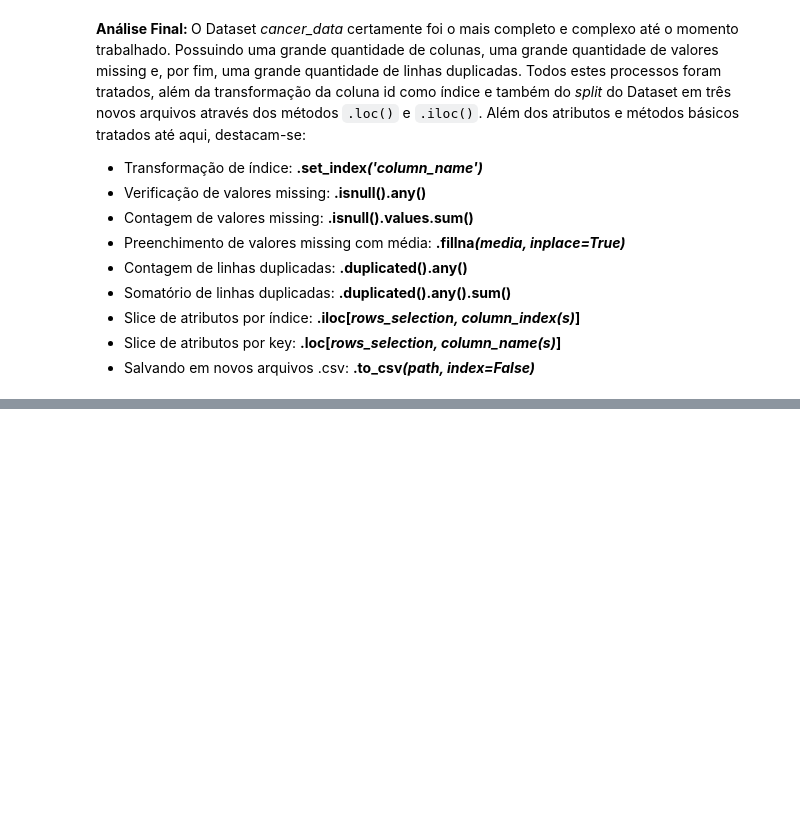
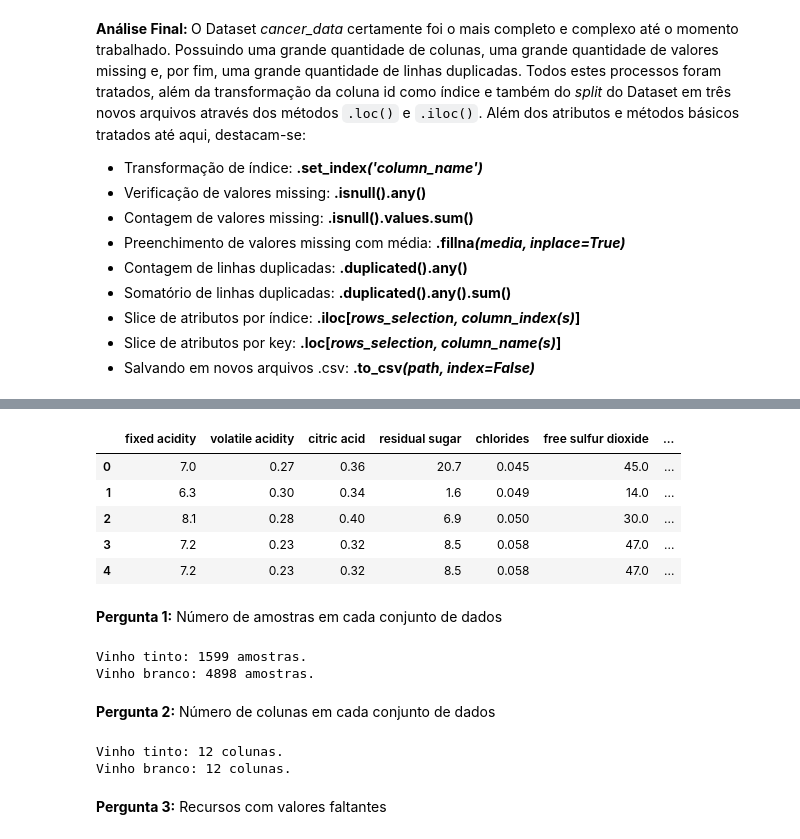
Before and after one commit to RobertoDelamora/data-science-academy, a Jupyter notebook: udacity/fundamentos-data-scientist-I/definitive-toolkit/Pandas_Tutorial.ipynb, the cells around one changed output, grey strips where cells are left out. Drawn from its saved outputs; the diff is of its cells as text; code cells hidden in the pictures; blank space fills up the shorter version.

```diff
--- a/udacity/fundamentos-data-scientist-I/definitive-toolkit/Pandas_Tutorial.ipynb
+++ b/udacity/fundamentos-data-scientist-I/definitive-toolkit/Pandas_Tutorial.ipynb
@@ -1336,0 +1664,29 @@ df_cancer_max.to_csv('C:/Users/thiagoPanini/Downloads/datasets/cancer_max.csv',
+# %%
+# Vinho branco
+df_white = pd.read_csv('C:/Users/thiagoPanini/Downloads/datasets/winequality-white.csv', sep=';')
+df_white.head()
+# %% [output]
+|  | fixed acidity | volatile acidity | citric acid | residual sugar | chlorides | free sulfur dioxide | ... |
+| 0 | 7.0 | 0.27 | 0.36 | 20.7 | 0.045 | 45.0 | ... |
+| 1 | 6.3 | 0.30 | 0.34 | 1.6 | 0.049 | 14.0 | ... |
+| 2 | 8.1 | 0.28 | 0.40 | 6.9 | 0.050 | 30.0 | ... |
+| 3 | 7.2 | 0.23 | 0.32 | 8.5 | 0.058 | 47.0 | ... |
+| 4 | 7.2 | 0.23 | 0.32 | 8.5 | 0.058 | 47.0 | ... |
+# %% [markdown]
+<b>Pergunta 1:</b> Número de amostras em cada conjunto de dados
+# %%
+print(f'Vinho tinto: {df_red.shape[0]} amostras.')
+print(f'Vinho branco: {df_white.shape[0]} amostras.')
+# %% [output]
+Vinho tinto: 1599 amostras.
+Vinho branco: 4898 amostras.
+# %% [markdown]
+<b>Pergunta 2:</b> Número de colunas em cada conjunto de dados
+# %%
+print(f'Vinho tinto: {df_red.shape[1]} colunas.')
+print(f'Vinho branco: {df_white.shape[1]} colunas.')
+# %% [output]
+Vinho tinto: 12 colunas.
+Vinho branco: 12 colunas.
+# %% [markdown]
+<b>Pergunta 3:</b> Recursos com valores faltantes
```
Also changed, not shown: parts of 68 cells of this notebook.
